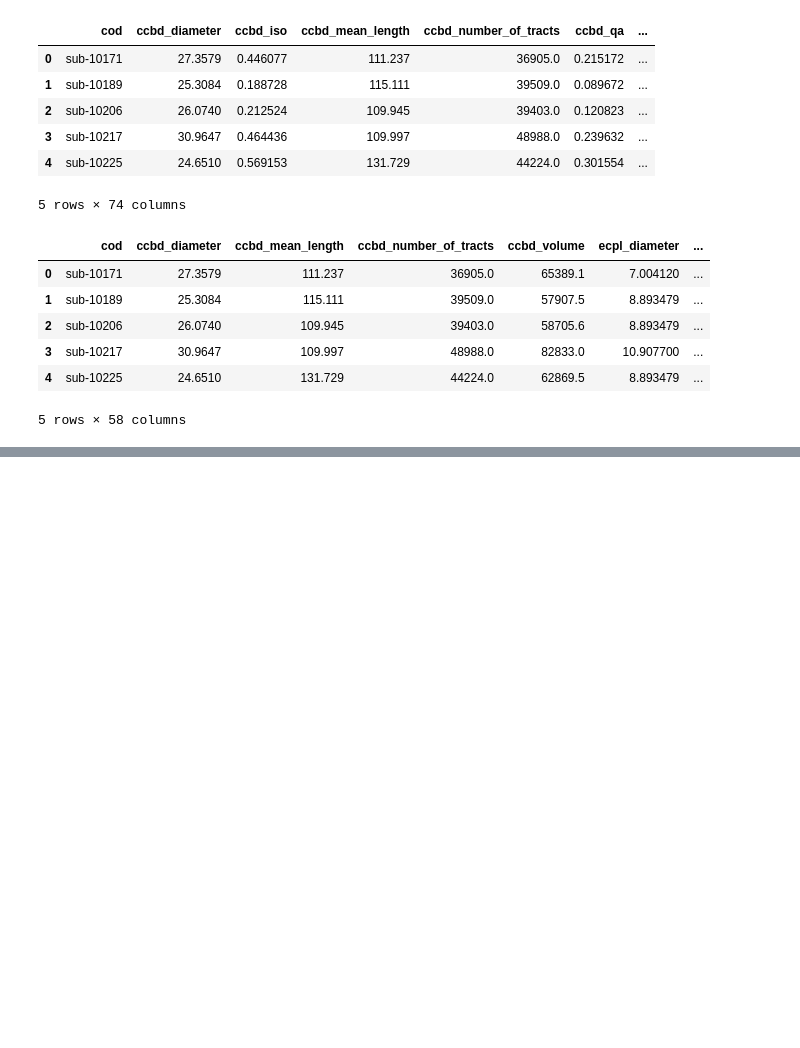
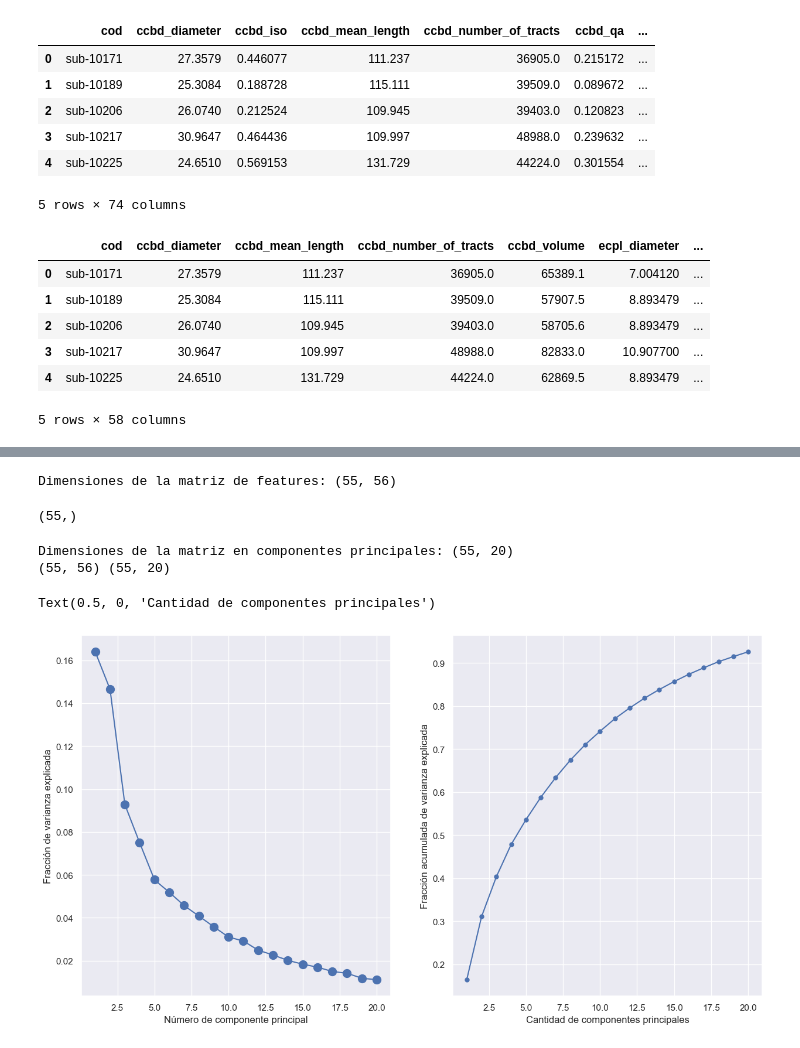
Before and after one commit to brainhack-school2023/galvan_project, a Jupyter notebook: src/EDA.ipynb, the cells around one changed output, grey strips where cells are left out. Cells and saved outputs as stored; diff of their text form; code cells hidden in the pictures; blank space fills up the shorter version.

```diff
--- a/src/EDA.ipynb
+++ b/src/EDA.ipynb
@@ -143,0 +234,4 @@ ValueError: The truth value of a Series is ambiguous. Use a.empty, a.bool(), a.i
+# %%
+print('Dimensiones de la matriz de features: {}'.format(X_train.shape))
+# %% [output]
+Dimensiones de la matriz de features: (55, 56)
@@ -143,0 +240,55 @@ ValueError: The truth value of a Series is ambiguous. Use a.empty, a.bool(), a.i
+# %%
+y_train.shape
+# %% [output]
+(55,)
+# %%
+
+std_scale = StandardScaler() # Creamos el estandarizador para usarlo posteriormente
+
+# Ajustamos el estandarizador
+std_scale.fit(X_test)
+std_scale.fit(X_train)
+
+# Aplicamos el estandarizador y obtenemos la matriz de features escaleados
+X_test_scaled = std_scale.transform(X_test)
+X_scaled = std_scale.transform(X_train)
+# %%
+componentes = 20
+# %%
+# Busco una cantidad de componentes que me expliquen el 91% de la varianza y
+# usar descomposición de valor único (SVD) para calcular los vectores propios
+pca = PCA(n_components=componentes, svd_solver='full')
+# Ajustamos el modelo a los datos escaleados
+pca.fit(X_scaled)
+
+# Obtenemos la descripción de los datos en el espacio de componentes principales
+X_pca = pca.transform(X_scaled)
+X_test_scaled_pca = pca.transform(X_test_scaled)
+
+print('Dimensiones de la matriz en componentes principales: {}'.format(X_pca.shape))
+print(X_scaled.shape, X_pca.shape)
+# %% [output]
+Dimensiones de la matriz en componentes principales: (55, 20)
+(55, 56) (55, 20)
+# %%
+
+# con .explained_variance_ratio_ vemos la fracción de información que aporta cada componente
+evr = pca.explained_variance_ratio_
+
+# Graficamos la fracción de varianza que aporta cada componente
+# y la información acumulada
+fig, ax = plt.subplots(1, 2, figsize = (15, 8))
+
+ax[0].plot(range(1, len(evr) + 1), evr, '.-', markersize = 20)
+ax[0].set_ylabel('Fracción de varianza explicada')
+ax[0].set_xlabel('Número de componente principal')
+
+# Calculamos el acumulado con la función cumsum de numpy
+varianza_acumulada = np.cumsum(evr)
+
+ax[1].plot(range(1, len(evr) + 1), varianza_acumulada, '.-', markersize = 10)
+ax[1].set_ylabel('Fracción acumulada de varianza explicada')
+ax[1].set_xlabel('Cantidad de componentes principales')
+# %% [output]
+Text(0.5, 0, 'Cantidad de componentes principales')
+[figure, added]
```
Also changed, not shown: parts of 28 cells of this notebook.
